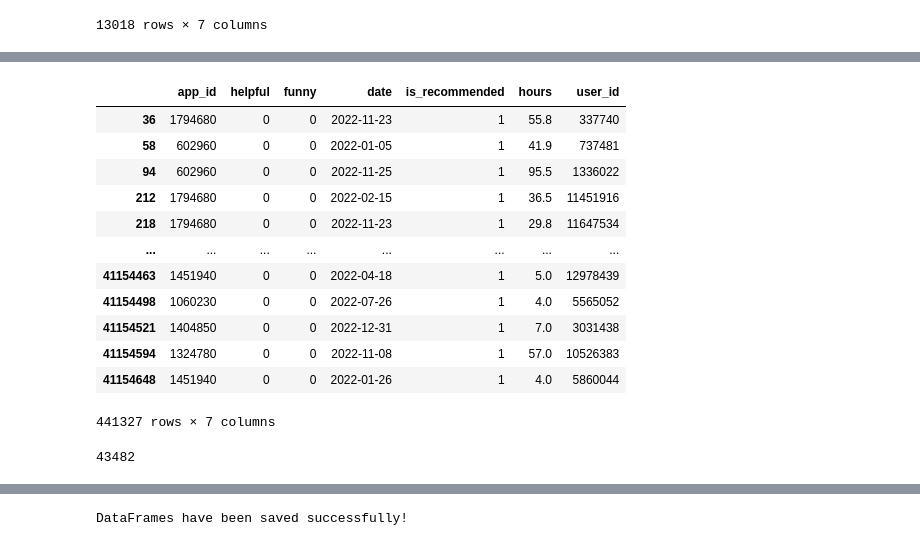
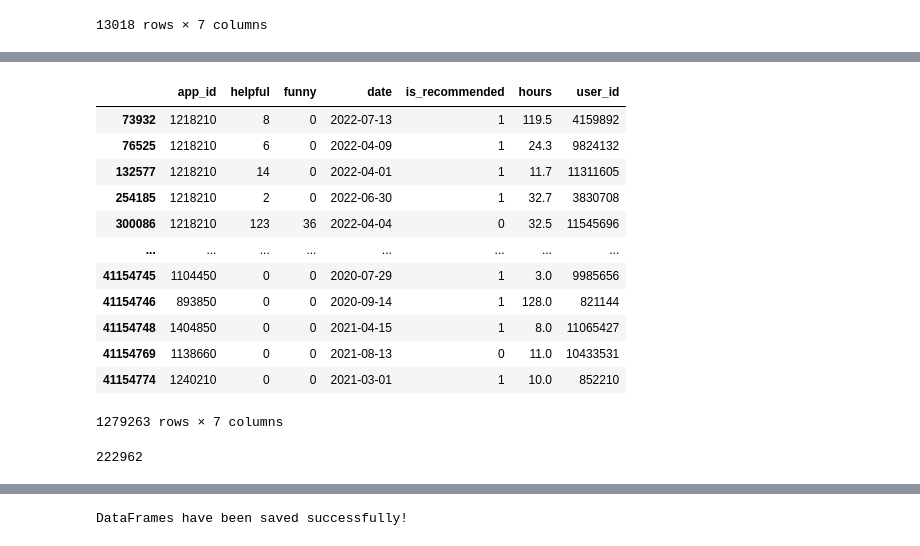
Before and after one commit to MaxSchikofski39/SteamGameRecom, a Jupyter notebook: Preprocessing_v2.ipynb, the cells around one changed output, grey strips where cells are left out. Saved outputs shown, nothing was run; the diff lists cells and outputs as text; code cells hidden in the pictures.

```diff
--- a/Preprocessing_v2.ipynb
+++ b/Preprocessing_v2.ipynb
@@ -385,5 +384,6 @@ games_processed
 # %%
-trail_games = games_processed[games_processed['date_release'].dt.year >= 2022]
+sample_games = games_processed[games_processed['date_release'].dt.year >= 2020]
 # %%
-trail_games
+sample_games.reset_index(drop=True, inplace=True)
+sample_games
 # %% [output]
@@ -403,4 +403,3 @@ trail_games
 # %%
-
-common_game_ids = trail_games['app_id'].unique()   # all game IDs in df2
+common_game_ids = sample_games['app_id'].unique()   # all game IDs in df2
 recommendations_df = df_recommendations[df_recommendations['app_id'].isin(common_game_ids)].copy()
@@ -467,4 +434,4 @@ recommendations
 # %%
 #Droping the review_id column & coverting booolean to numeric
-recommendations.drop(columns=['review_id'], inplace=True)
-recommendations['is_recommended'] = recommendations['is_recommended'].astype(int)
+recommendations_df.drop(columns=['review_id'], inplace=True)
+recommendations_df['is_recommended'] = recommendations_df['is_recommended'].astype(int)
@@ -481,22 +438,22 @@ See the caveats in the documentation: https://pandas.pydata.org/pandas-docs/stab
 # %%
-recommendations
+recommendations_df
 # %% [output]
 |  | app_id | helpful | funny | date | is_recommended | hours | user_id |
-| 36 | 1794680 | 0 | 0 | 2022-11-23 | 1 | 55.8 | 337740 |
-| 58 | 602960 | 0 | 0 | 2022-01-05 | 1 | 41.9 | 737481 |
-| 94 | 602960 | 0 | 0 | 2022-11-25 | 1 | 95.5 | 1336022 |
-| 212 | 1794680 | 0 | 0 | 2022-02-15 | 1 | 36.5 | 11451916 |
-| 218 | 1794680 | 0 | 0 | 2022-11-23 | 1 | 29.8 | 11647534 |
+| 73932 | 1218210 | 8 | 0 | 2022-07-13 | 1 | 119.5 | 4159892 |
+| 76525 | 1218210 | 6 | 0 | 2022-04-09 | 1 | 24.3 | 9824132 |
+| 132577 | 1218210 | 14 | 0 | 2022-04-01 | 1 | 11.7 | 11311605 |
+| 254185 | 1218210 | 2 | 0 | 2022-06-30 | 1 | 32.7 | 3830708 |
+| 300086 | 1218210 | 123 | 36 | 2022-04-04 | 0 | 32.5 | 11545696 |
 | ... | ... | ... | ... | ... | ... | ... | ... |
-| 41154463 | 1451940 | 0 | 0 | 2022-04-18 | 1 | 5.0 | 12978439 |
-| 41154498 | 1060230 | 0 | 0 | 2022-07-26 | 1 | 4.0 | 5565052 |
-| 41154521 | 1404850 | 0 | 0 | 2022-12-31 | 1 | 7.0 | 3031438 |
-| 41154594 | 1324780 | 0 | 0 | 2022-11-08 | 1 | 57.0 | 10526383 |
-| 41154648 | 1451940 | 0 | 0 | 2022-01-26 | 1 | 4.0 | 5860044 |
+| 41154745 | 1104450 | 0 | 0 | 2020-07-29 | 1 | 3.0 | 9985656 |
+| 41154746 | 893850 | 0 | 0 | 2020-09-14 | 1 | 128.0 | 821144 |
+| 41154748 | 1404850 | 0 | 0 | 2021-04-15 | 1 | 8.0 | 11065427 |
+| 41154769 | 1138660 | 0 | 0 | 2021-08-13 | 0 | 11.0 | 10433531 |
+| 41154774 | 1240210 | 0 | 0 | 2021-03-01 | 1 | 10.0 | 852210 |
-441327 rows × 7 columns
+1279263 rows × 7 columns
 # %%
-count = (recommendations['hours'] < 2).sum()
+count = (recommendations_df['hours'] < 2).sum()
 count
 # %% [output]
-43482
+222962
 # %%
```
Also changed, not shown: parts of 33 cells of this notebook, 3 other files.
